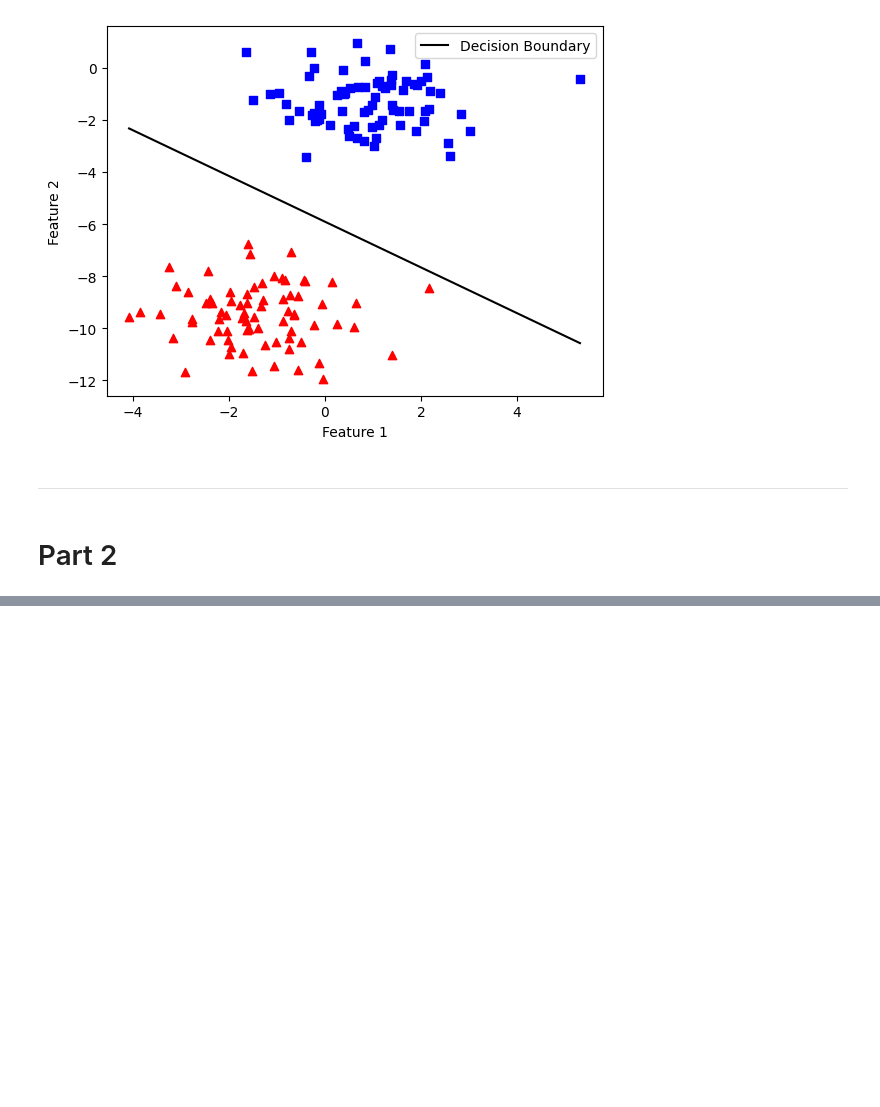
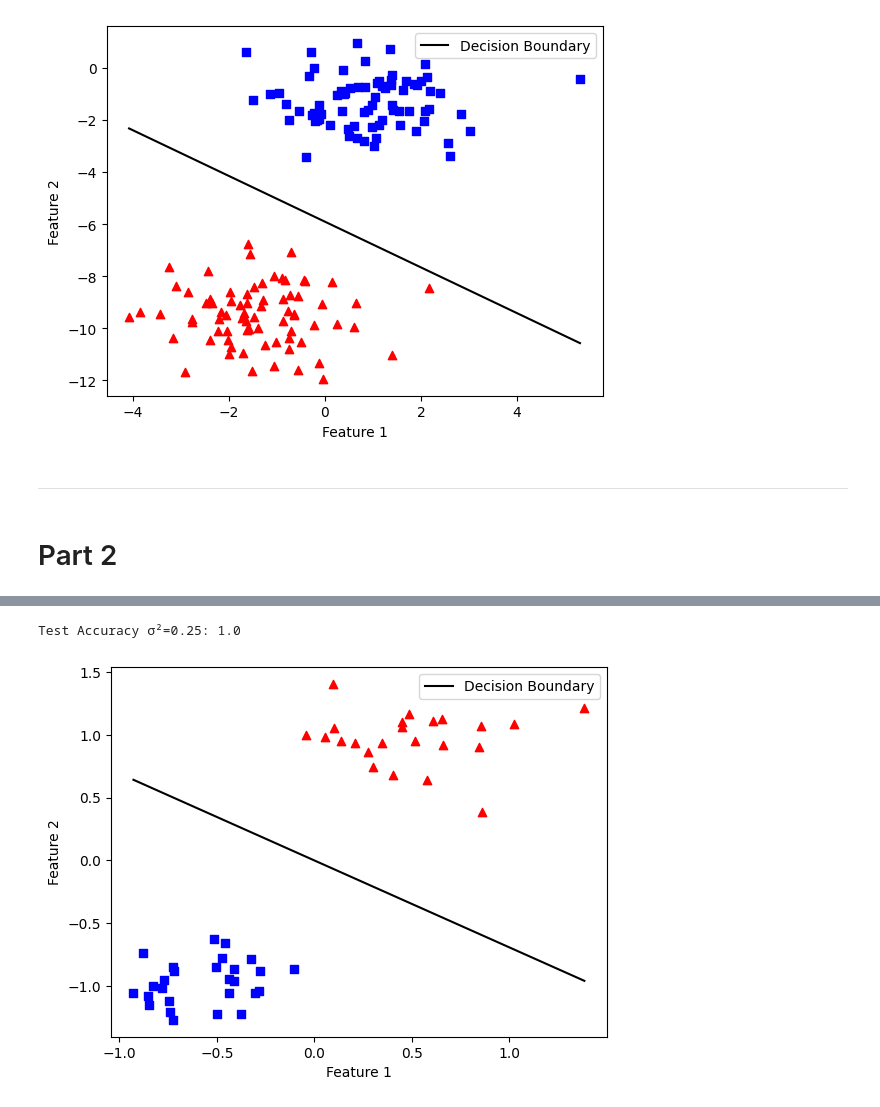
Before and after one commit to yasmineelhakem/deep_learning_labs, a Jupyter notebook: single_layer_perceptron.ipynb, the cells around one changed output, grey strips where cells are left out. Saved outputs shown, nothing was run; the diff lists cells and outputs as text; code cells hidden in the pictures; blank space fills up the shorter version.

```diff
--- a/single_layer_perceptron.ipynb
+++ b/single_layer_perceptron.ipynb
@@ -237,6 +237,16 @@ def generate_dataset(n_samples=1000, cluster_std1=0.25, center_box1=(1, 0),
     X_train, X_test, y_train, y_test = train_test_split(X, y, test_size=0.2, random_state=42, shuffle=True)
 
     return X_train, X_test, y_train, y_test
+# %%
+def accuracy(X, y, w):
+    m, n = X.shape
+    correct = 0
+    for idx, x_i in enumerate(X):
+        x_i = np.insert(x_i, 0, 1).reshape(-1, 1)
+        y_hat = acti_func(np.dot(x_i.T, w))
+        if y_hat == y[idx]:
+            correct += 1
+    return correct / m
 # %%
 X_train, X_test, y_train, y_test = generate_dataset(n_samples=125,random=True)
 w2, errors2 = perceptron(X_train, y_train, lr=0.01, epochs=1000)
@@ -245,0 +264,6 @@ plot_decision_boundary(X_train, y_train, w2)
+# %%
+print("Test Accuracy σ²=0.25:", accuracy(X_test, y_test, w2))
+plot_decision_boundary(X_test, y_test, w2)
+# %% [output]
+Test Accuracy σ²=0.25: 1.0
+[figure, added]
```
Also changed, not shown: parts of 10 cells of this notebook.
